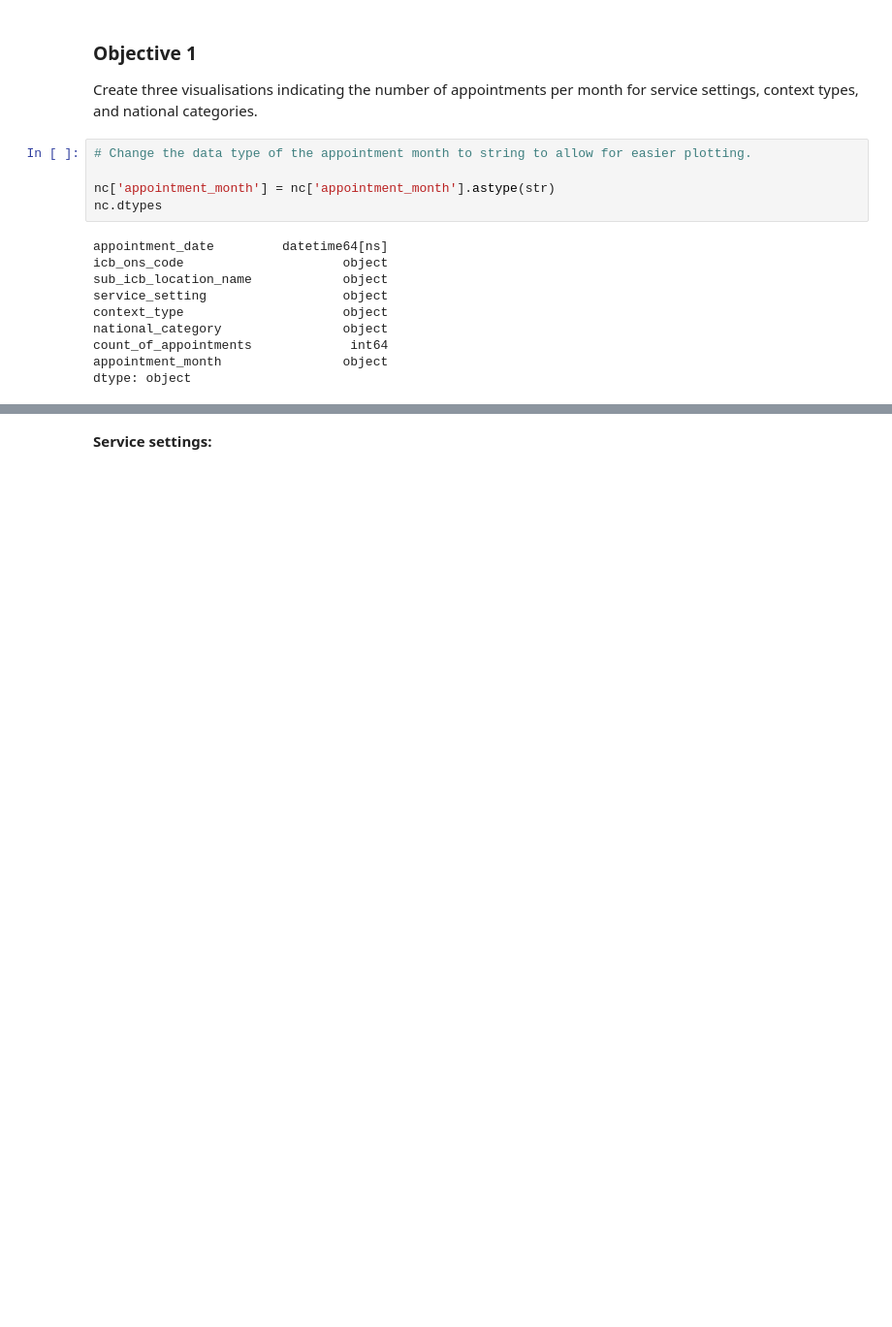
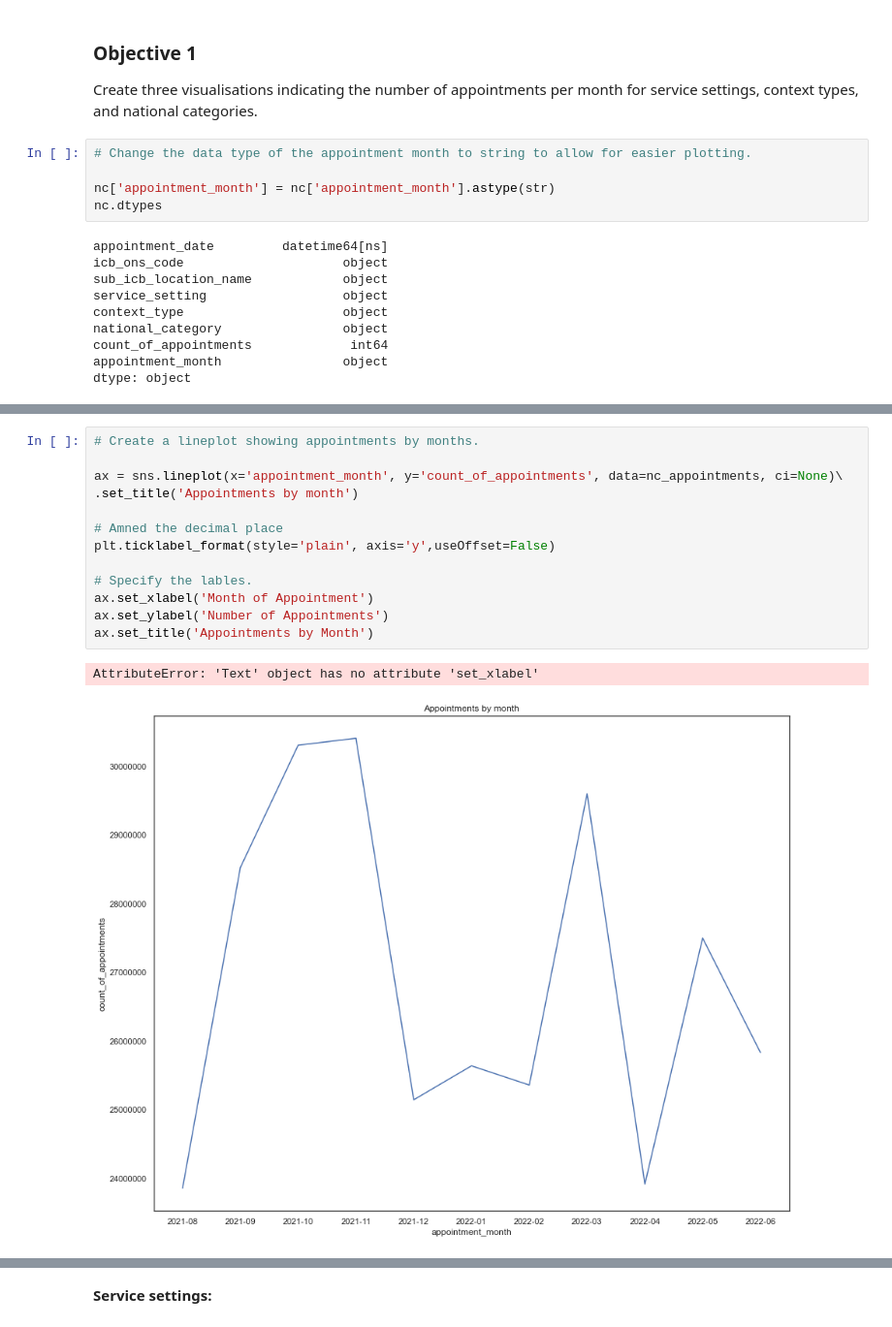
Before and after one commit to essjmeha/Assignment_Diagnostic_Anatysis_using_Python, a Jupyter notebook: Meharg_Jane_DA201_Assignment_Notebook.ipynb, the cells around one changed output, grey strips where cells are left out. Shown at 97% size. Drawn from its saved outputs; the diff is of its cells as text; blank space fills up the shorter version.

```diff
--- a/Meharg_Jane_DA201_Assignment_Notebook.ipynb
+++ b/Meharg_Jane_DA201_Assignment_Notebook.ipynb
@@ -763,0 +755,16 @@ nc_appointments = sns.lineplot(x='appointment_month', y='count_of_appointments',
+# %%
+# Create a lineplot showing appointments by months.
+
+ax = sns.lineplot(x='appointment_month', y='count_of_appointments', data=nc_appointments, ci=None)\
+.set_title('Appointments by month')
+
+# Amned the decimal place
+plt.ticklabel_format(style='plain', axis='y',useOffset=False)
+
+# Specify the lables.
+ax.set_xlabel('Month of Appointment')
+ax.set_ylabel('Number of Appointments')
+ax.set_title('Appointments by Month')
+# %% [output]
+AttributeError: 'Text' object has no attribute 'set_xlabel'
+[figure, added]
```
Also changed, not shown: parts of 59 cells of this notebook.
